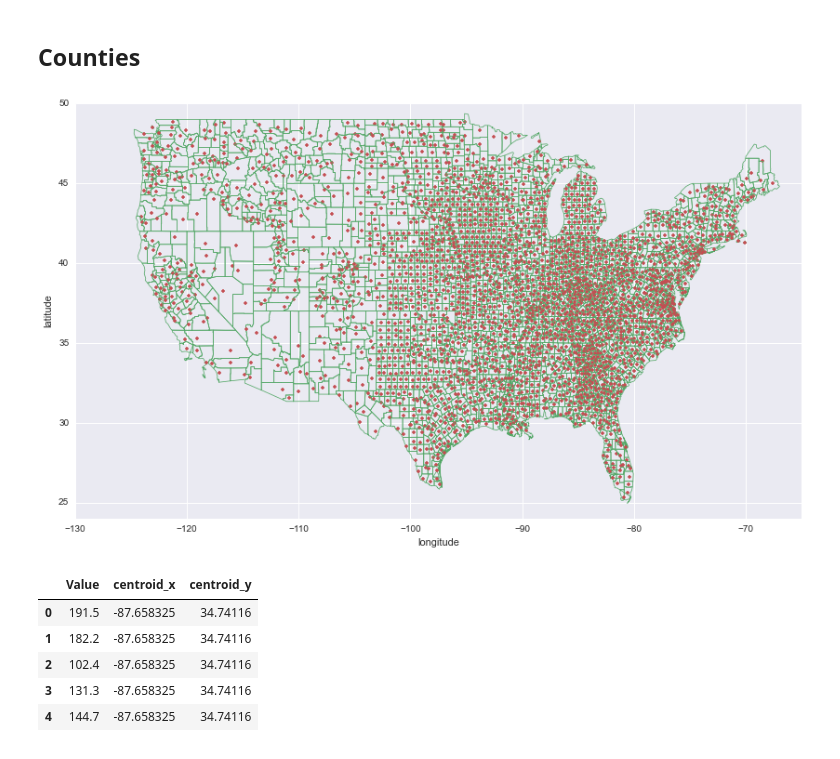
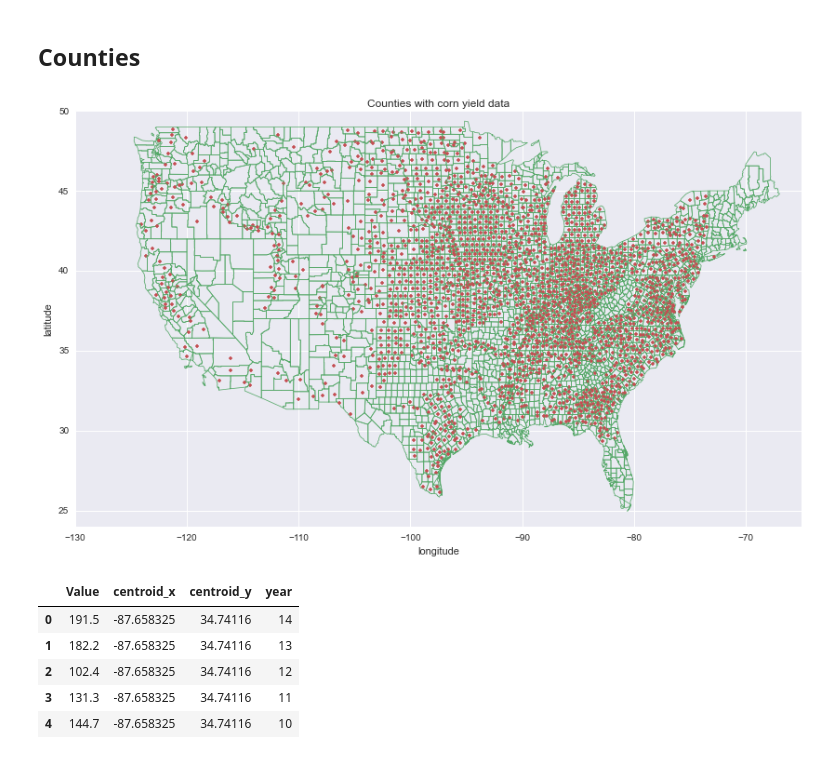
Before and after one commit to jbencook/crop-yield, a Jupyter notebook: fetch_data.ipynb, the cells around one changed output. Saved outputs shown, nothing was run; the diff lists cells and outputs as text; code cells hidden in the pictures.

```diff
--- a/fetch_data.ipynb
+++ b/fetch_data.ipynb
@@ -58,6 +59,8 @@ if not os.path.isdir("data/counties"):
 # df.to_csv("data/yield/yield_data.csv", index=False)
 # %%
 df = pd.read_csv("data/yield/yield_data.csv")
+df["fips"] = df.state_fips_code.map(lambda x: str(x).zfill(2)) + \
+    df.county_code.map(lambda x: str(x).zfill(3))
 df.to_dict(outtype="records")[0]
 # %% [output]
 {'CV (%)': nan,
@@ -181,33 +214,37 @@ shp = shapefile.Reader("data/counties/UScounties/UScounties")
 # %%
 plt.figure(figsize=(14, 8))
 
+fips_set = set(df.fips.values)
 county_centroids = []
 
 for record, shape in zip(shp.iterRecords(), shp.shapes()):
     county, state, state_fips, county_fips, fips = record
 
     if state.lower() not in ["alaska", "hawaii"]:
         X = np.array(shape.points)
         # Plot shape
         plt.plot(X[:,0], X[:,1], c=sns.color_palette()[1], lw=.75)
 
         # Plot centroid
-        lon, lat = X.mean(axis=0)
-        plt.plot(lon, lat, '.', c=sns.color_palette()[2])
+        if fips in fips_set:
+            lon, lat = X.mean(axis=0)
+            plt.plot(lon, lat, '.', c=sns.color_palette()[2])
 
-        county_centroids.append({
-            "fips": fips,
-            "centroid_x": lon,
-            "centroid_y": lat
-        })
+            county_centroids.append({
+                "fips": fips,
+                "centroid_x": lon,
+                "centroid_y": lat
+            })
 
 plt.xlabel("longitude")
 plt.ylabel("latitude")
 
 plt.xlim([-130, -65])
 plt.ylim([24, 50])
 
+plt.title("Counties with corn yield data")
+
 plt.show()
 # %% [output]
-[figure, old version]
+[figure, new version]
 # %%
@@ -220,9 +252,9 @@ df = pd.merge(df, counties, on="fips")
 # %%
-df[["Value", "centroid_x", "centroid_y"]].head()
+df[["Value", "centroid_x", "centroid_y", "year"]].head()
 # %% [output]
-|  | Value | centroid_x | centroid_y |
-| 0 | 191.5 | -87.658325 | 34.74116 |
-| 1 | 182.2 | -87.658325 | 34.74116 |
-| 2 | 102.4 | -87.658325 | 34.74116 |
-| 3 | 131.3 | -87.658325 | 34.74116 |
-| 4 | 144.7 | -87.658325 | 34.74116 |
+|  | Value | centroid_x | centroid_y | year |
+| 0 | 191.5 | -87.658325 | 34.74116 | 14 |
+| 1 | 182.2 | -87.658325 | 34.74116 | 13 |
+| 2 | 102.4 | -87.658325 | 34.74116 | 12 |
+| 3 | 131.3 | -87.658325 | 34.74116 | 11 |
+| 4 | 144.7 | -87.658325 | 34.74116 | 10 |
```
Also changed, not shown: parts of 10 cells of this notebook.
